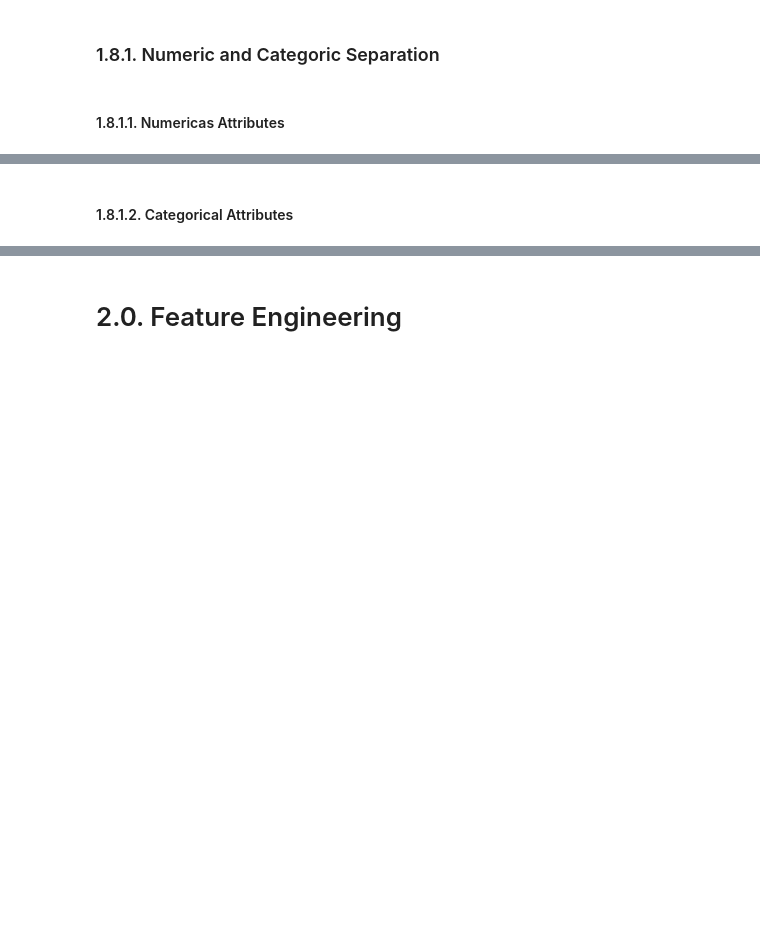
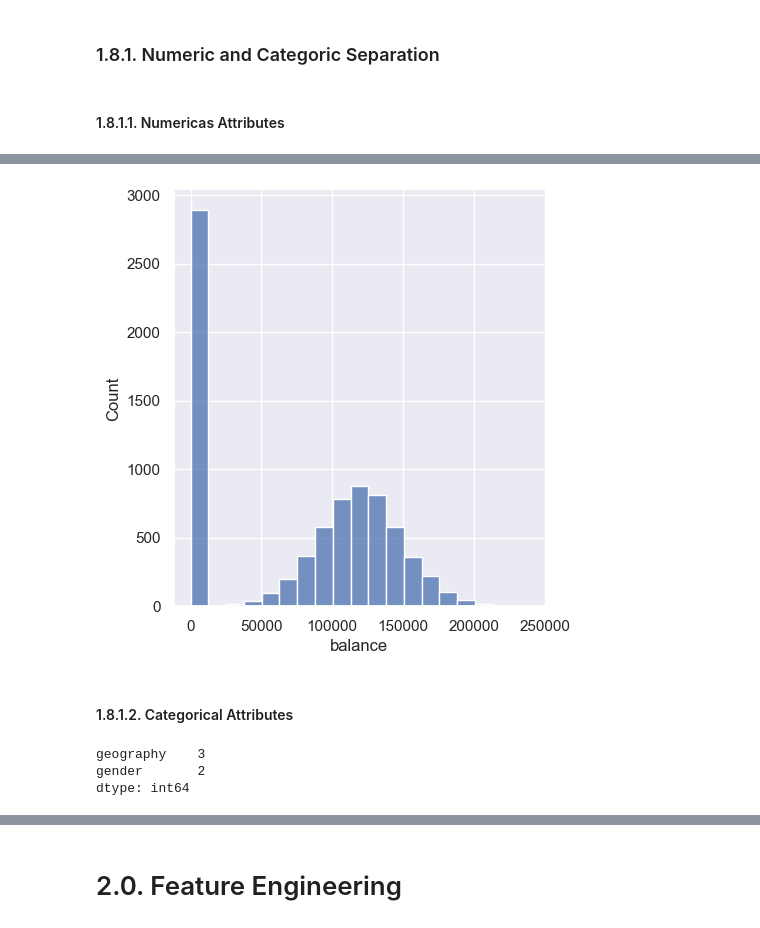
Before and after one commit to PedroFerraresi/churn_prediction, a Jupyter notebook: notebooks/v1.0_pgvf.ipynb, the cells around one changed output, grey strips where cells are left out. Drawn from its saved outputs; the diff is of its cells as text; code cells hidden in the pictures; blank space fills up the shorter version.

```diff
--- a/notebooks/v1.0_pgvf.ipynb
+++ b/notebooks/v1.0_pgvf.ipynb
@@ -31,2 +290,12 @@
+# %%
+sns.displot( df1['balance'], kde=False );
+# %% [output]
+[figure, added]
 # %% [markdown]
 #### 1.8.1.2. Categorical Attributes
+# %%
+cat_attributes.apply(lambda x: x.unique().shape[0])
+# %% [output]
+geography    3
+gender       2
+dtype: int64
```
Also changed, not shown: parts of 123 cells of this notebook, 4 other files.
